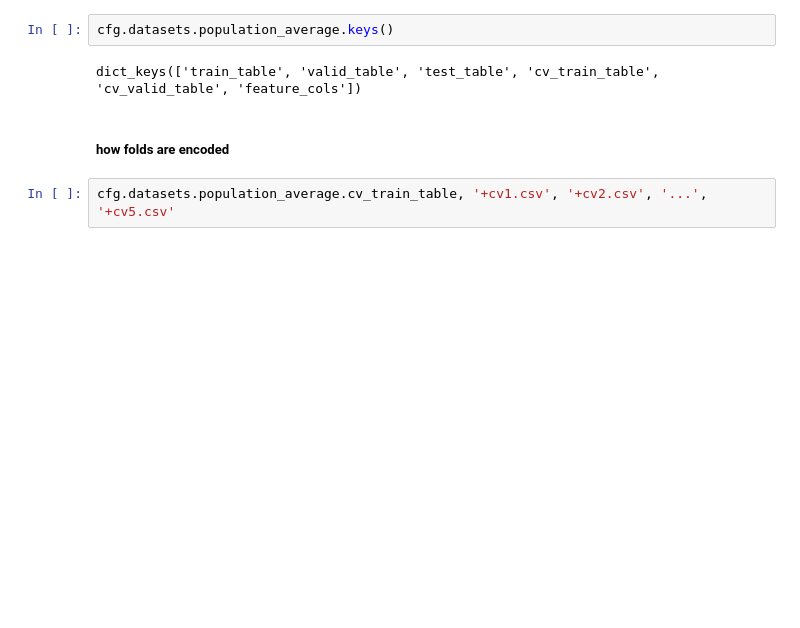
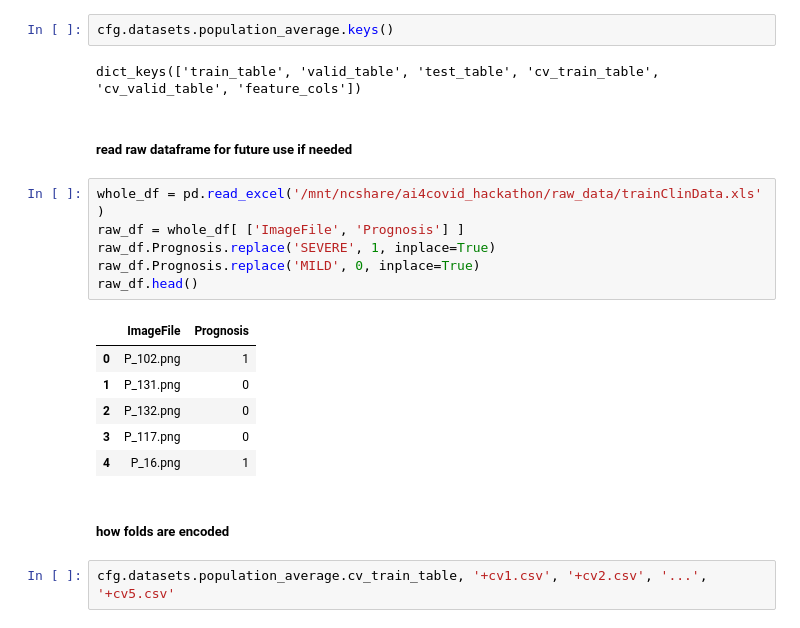
Before and after one commit to csabaiBio/ai4covid, a Jupyter notebook: notebooks/metrics.ipynb, the cells around one changed output. Drawn from its saved outputs; the diff is of its cells as text; blank space fills up the shorter version.

```diff
--- a/notebooks/metrics.ipynb
+++ b/notebooks/metrics.ipynb
@@ -59,6 +83,21 @@ dict_keys(['population_average', 'population_sampled', 'age_average', 'hospital_
 cfg.datasets.population_average.keys()
 # %% [output]
 dict_keys(['train_table', 'valid_table', 'test_table', 'cv_train_table', 'cv_valid_table', 'feature_cols'])
+# %% [markdown]
+##### read raw dataframe for future use if needed
+# %%
+whole_df = pd.read_excel('/mnt/ncshare/ai4covid_hackathon/raw_data/trainClinData.xls' )
+raw_df = whole_df[ ['ImageFile', 'Prognosis'] ]
+raw_df.Prognosis.replace('SEVERE', 1, inplace=True)
+raw_df.Prognosis.replace('MILD', 0, inplace=True)
+raw_df.head()
+# %% [output]
+|  | ImageFile | Prognosis |
+| 0 | P_102.png | 1 |
+| 1 | P_131.png | 0 |
+| 2 | P_132.png | 0 |
+| 3 | P_117.png | 0 |
+| 4 | P_16.png | 1 |
 # %% [markdown]
 ##### how folds are encoded
 # %%
```
Also changed, not shown: parts of 32 cells of this notebook.
